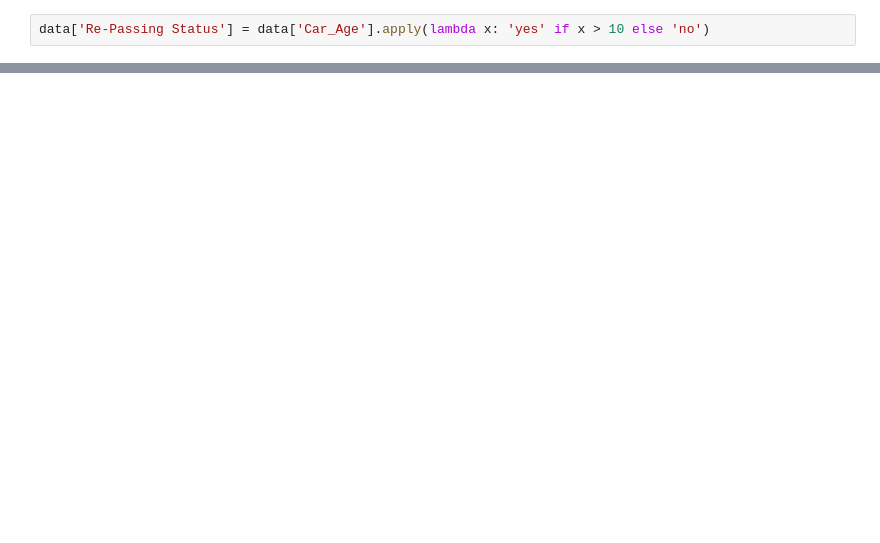
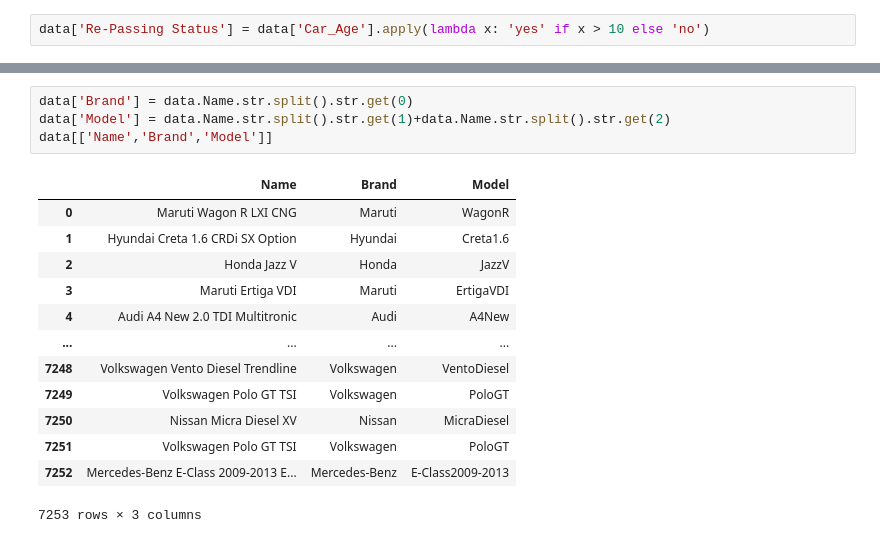
Before and after one commit to hiteshpatil2005/Machine-Learning-Laboratory, a Jupyter notebook: Assignment-1/test.ipynb, the cells around one changed output, grey strips where cells are left out. Drawn from its saved outputs; the diff is of its cells as text; blank space fills up the shorter version.

```diff
--- a/Assignment-1/test.ipynb
+++ b/Assignment-1/test.ipynb
@@ -193,3 +193,21 @@ data.head()
 | 2 | Honda Jazz V | Chennai | 2011 | 46000 | Petrol | Manual | First | 18.2 kmpl | 1199 CC | ... |
 | 3 | Maruti Ertiga VDI | Chennai | 2012 | 87000 | Diesel | Manual | First | 20.77 kmpl | 1248 CC | ... |
 | 4 | Audi A4 New 2.0 TDI Multitronic | Coimbatore | 2013 | 40670 | Diesel | Automatic | Second | 15.2 kmpl | 1968 CC | ... |
+# %%
+data['Brand'] = data.Name.str.split().str.get(0)
+data['Model'] = data.Name.str.split().str.get(1)+data.Name.str.split().str.get(2)
+data[['Name','Brand','Model']]
+# %% [output]
+|  | Name | Brand | Model |
+| 0 | Maruti Wagon R LXI CNG | Maruti | WagonR |
+| 1 | Hyundai Creta 1.6 CRDi SX Option | Hyundai | Creta1.6 |
+| 2 | Honda Jazz V | Honda | JazzV |
+| 3 | Maruti Ertiga VDI | Maruti | ErtigaVDI |
+| 4 | Audi A4 New 2.0 TDI Multitronic | Audi | A4New |
+| ... | ... | ... | ... |
+| 7248 | Volkswagen Vento Diesel Trendline | Volkswagen | VentoDiesel |
+| 7249 | Volkswagen Polo GT TSI | Volkswagen | PoloGT |
+| 7250 | Nissan Micra Diesel XV | Nissan | MicraDiesel |
+| 7251 | Volkswagen Polo GT TSI | Volkswagen | PoloGT |
+| 7252 | Mercedes-Benz E-Class 2009-2013 E... | Mercedes-Benz | E-Class2009-2013 |
+7253 rows × 3 columns
```
